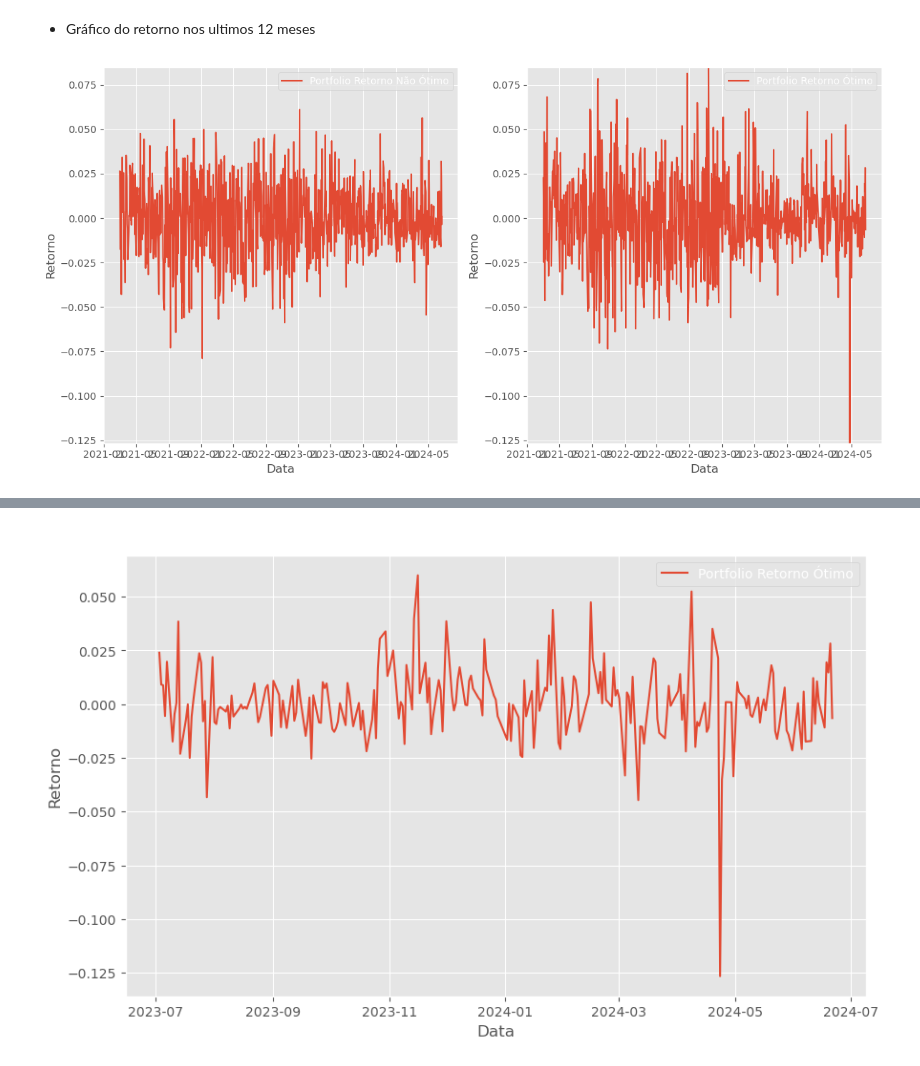
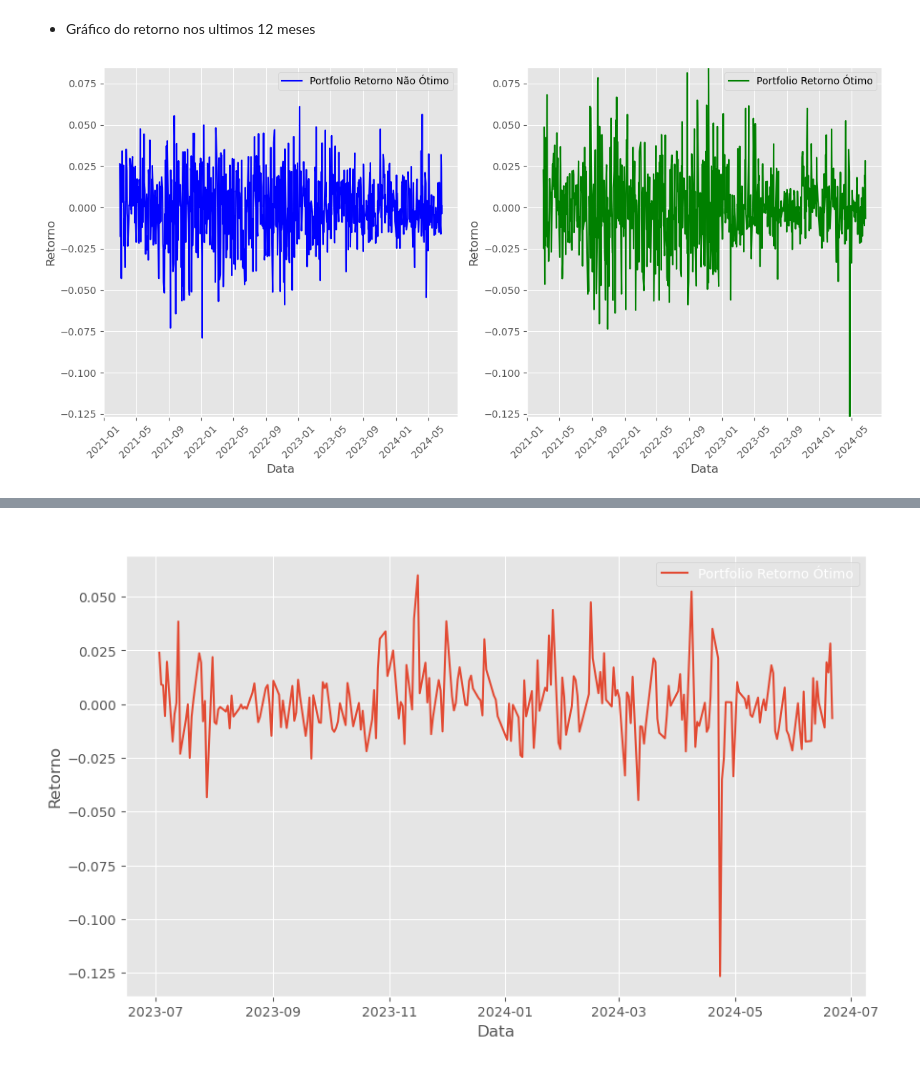
Before and after one commit to murilocechin/financial_analytics_final, a Jupyter notebook: tarefas.ipynb, the cells around one changed output, grey strips where cells are left out. Saved outputs shown, nothing was run; the diff lists cells and outputs as text; code cells hidden in the pictures.

```diff
--- a/tarefas.ipynb
+++ b/tarefas.ipynb
@@ -1213,50 +1224,36 @@ fig = portifolio_otimo_final_fit.plot()
 # %%
 last_12_months_no_optimal = portfolio_returns.last('12M')
 last_12_months = portfolio_otimo_returns.last('12M')
 
-plt.
+plt.style.use('ggplot')
+
 # Create a figure with two subplots side by side
 fig, axs = plt.subplots(1, 2, figsize=(12, 6))
 
 # Plot the first portfolio in the first subplot
-axs[0].plot(portfolio_returns, label='Portfolio Retorno Não Ótimo')
+axs[0].plot(portfolio_returns, label='Portfolio Retorno Não Ótimo', color='blue')
 axs[0].set_xlabel('Data')
 axs[0].set_ylabel('Retorno')
-axs[0].legend()
+axs[0].legend(labelcolor='black')
+axs[0].tick_params(axis='x', rotation=45)  # Rotate x-tick labels
 
 # Plot the second portfolio in the second subplot
-axs[1].plot(portfolio_otimo_returns, label='Portfolio Retorno Ótimo')
+axs[1].plot(portfolio_otimo_returns, label='Portfolio Retorno Ótimo', color='green')
 axs[1].set_xlabel('Data')
 axs[1].set_ylabel('Retorno')
-axs[1].legend()
+axs[1].legend(labelcolor='black')
+axs[1].tick_params(axis='x', rotation=45)  # Rotate x-tick labels
+
 
 # Set the same y-limits for both subplots
 y_min = min(portfolio_returns.min(), portfolio_otimo_returns.min())
 y_max = max(portfolio_returns.max(), portfolio_otimo_returns.max())
 axs[0].set_ylim(y_min, y_max)
 axs[1].set_ylim(y_min, y_max)
 
 # Adjust layout for better spacing
 plt.tight_layout()
-
 # Show the plot
 plt.show()
-
-#plt.plot(last_12_months_no_optimal)
-#plt.title('Retorno Ótimo do Portfólio - Últimos 12 Meses')
-#plt.xlabel('Data')
-#plt.ylabel('Retorno')
-#plt.legend()
-#
-## Filtrar os últimos 12 meses
-#
-## Plotar o gráfico de linha
-#plt.figure(figsize=(10, 6))
-#plt.plot(last_12_months.index, last_12_months.values, label='Portfolio Retorno Ótimo')
-#plt.title('Retorno Ótimo do Portfólio - Últimos 12 Meses')
-#plt.xlabel('Data')
-#plt.ylabel('Retorno')
-#plt.legend()
-#plt.show()
 # %% [output]
-[figure, old version]
+[figure, new version]
```
Also changed, not shown: parts of 4 cells of this notebook.
